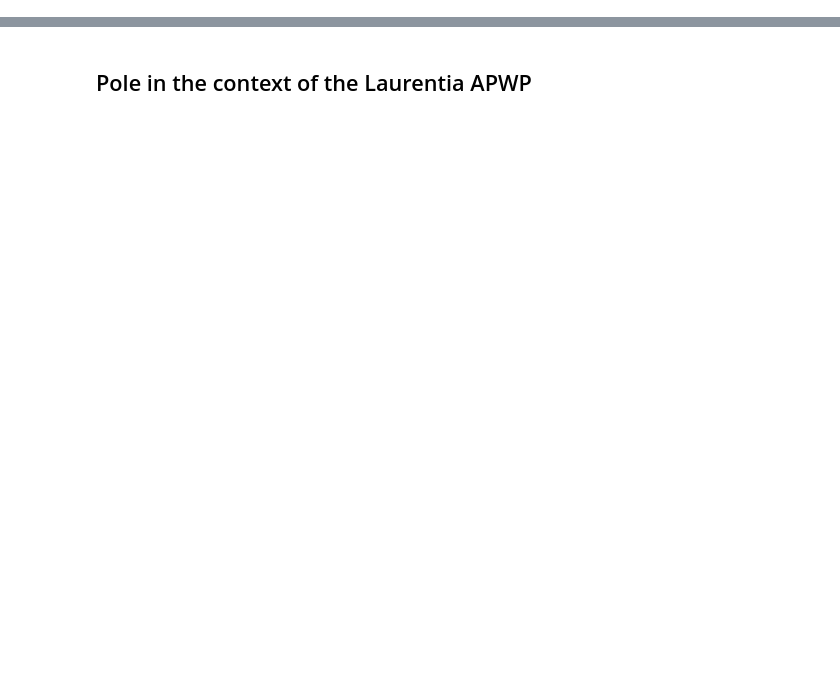
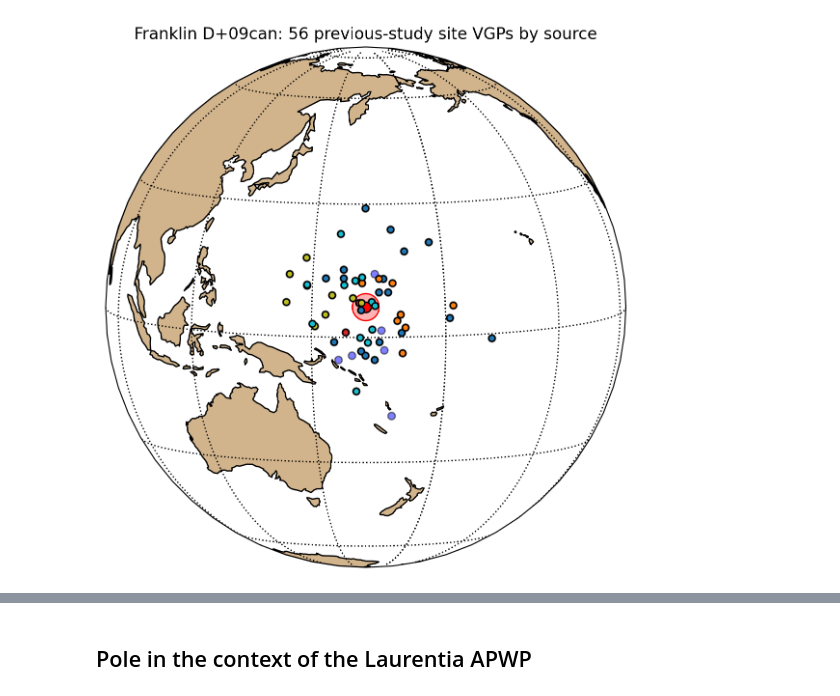
Before and after one commit to Swanson-Hysell-Group/2026_Laurentia_Precambrian_poles, a Jupyter notebook: pole_notebooks/719_Franklin_LIP.ipynb, the cells around one changed output, grey strips where cells are left out. Saved outputs shown, nothing was run; the diff lists cells and outputs as text; code cells hidden in the pictures; blank space fills up the shorter version.

```diff
--- a/pole_notebooks/719_Franklin_LIP.ipynb
+++ b/pole_notebooks/719_Franklin_LIP.ipynb
@@ -125,0 +113,15 @@ plt.show()
+# %%
+# plot the 56 D+09can site VGPs coloured by source study, with the mean pole
+ax = pt.plot_vgps_and_pole(vgp_block, pole_mean, central_longitude=pole_mean['dec'],
+                           central_latitude=pole_mean['inc'], figsize=(7, 7))
+refs = list(d09can['reference'].unique())
+colors = cm.tab10(np.linspace(0, 1, len(refs)))
+for ref, c in zip(refs, colors):
+    sub = d09can[d09can['reference'] == ref]
+    blk = pmag.flip(ipmag.make_di_block(sub['vgp_lon'].tolist(), sub['vgp_lat'].tolist()), combine=True)
+    for lon, lat in blk:
+        ipmag.plot_vgp(ax, lon, lat, color=c, markersize=22)
+plt.title('Franklin D+09can: 56 previous-study site VGPs by source')
+plt.show()
+# %% [output]
+[figure, added]
```
Also changed, not shown: parts of 28 cells of this notebook, 6 other files.
